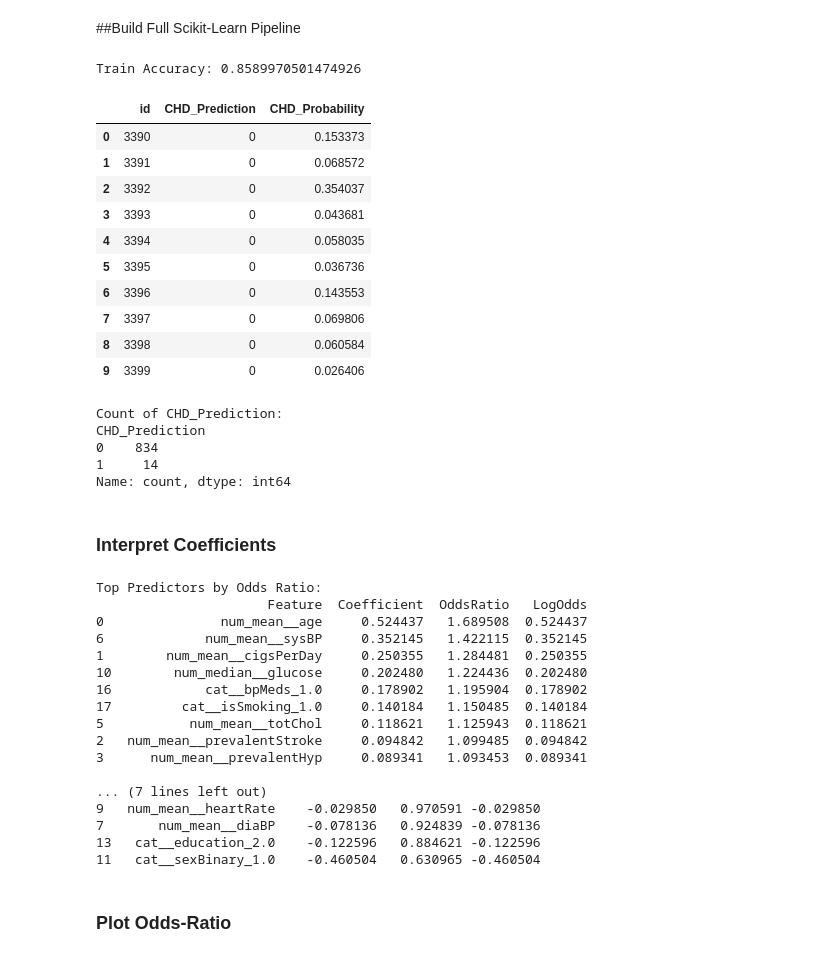
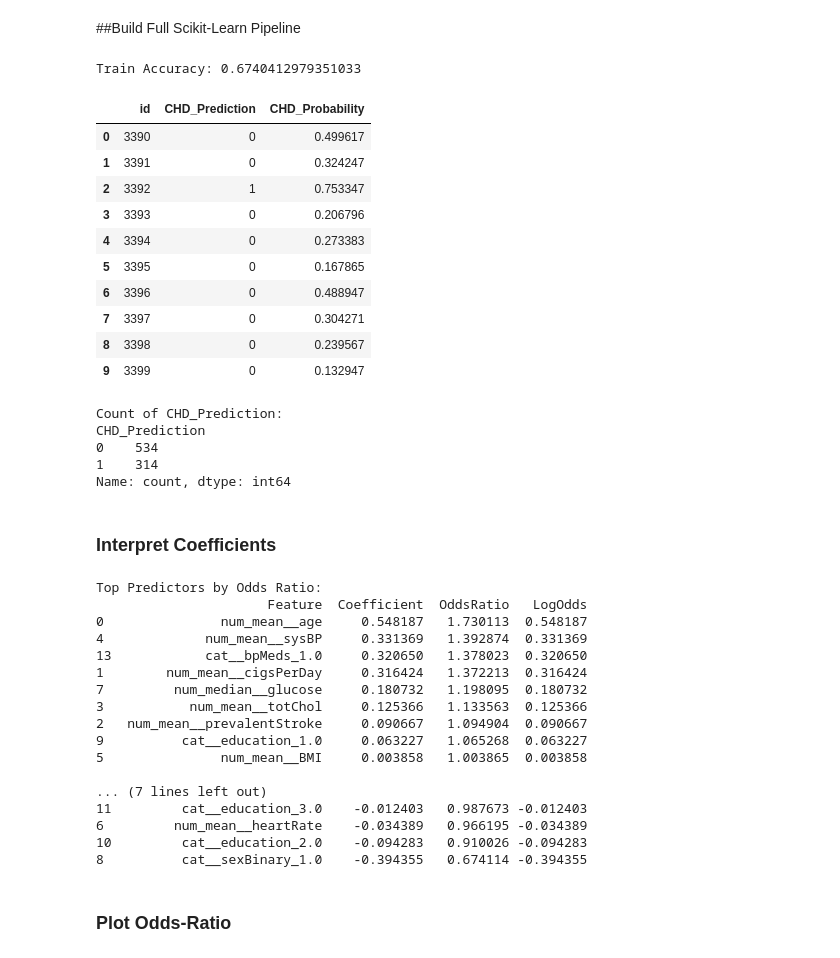
Before and after one commit to murtazaaziz/Turing-College-Data-Projects, a Jupyter notebook: Python for Data Analytics/Cardiovascular Disease Prediction/CardiovascularDiseasePrediction.ipynb, the cells around one changed output. Cells and saved outputs as stored; diff of their text form; code cells hidden in the pictures.

```diff
--- a/Python for Data Analytics/Cardiovascular Disease Prediction/CardiovascularDiseasePrediction.ipynb
+++ b/Python for Data Analytics/Cardiovascular Disease Prediction/CardiovascularDiseasePrediction.ipynb
@@ -433,8 +443,13 @@ y_train = train["tenYearCHD"]
 
 X_test = test.drop(columns=["id"])
 
+# Drop 'isSmoking', 'diaBP', 'prevalentHyp', 'diabetes' to prevent multicollinearity
+X_train = X_train.drop(columns=['isSmoking', 'diaBP', 'prevalentHyp', 'diabetes'])
+X_test = X_test.drop(columns=['isSmoking', 'diaBP', 'prevalentHyp', 'diabetes'])
+# Accuracy remains ~0.67 but positive CHD prediction count goes from 300 to 314
+
 # Feature groups
-categorical_features = ["sexBinary", "education", "bpMeds", "isSmoking"]
+categorical_features = ["sexBinary", "education", "bpMeds"]
 median_features = ["glucose"]
 numeric_features = [col for col in X_train.columns
                     if col not in categorical_features and col not in median_features]
@@ -460,45 +475,45 @@ preprocessor = ColumnTransformer(
         ("num_mean", numeric_transformer_mean, numeric_features),
         ("num_median", numeric_transformer_median, median_features),
         ("cat", categorical_transformer, categorical_features)
     ]
 )
 
 # Full pipeline with logistic regression
 model = Pipeline(steps=[
     ("preprocessor", preprocessor),
-    ("classifier", LogisticRegression(max_iter=1000))
+    ("classifier", LogisticRegression(max_iter=1000, class_weight = "balanced"))
 ])
 
 # Fit on training data
 model.fit(X_train, y_train)
 
 print("Train Accuracy:", model.score(X_train, y_train))
 
 # Predict on test data
 test_preds = model.predict(X_test)  # 0/1 predictions
 test_probs = model.predict_proba(X_test)[:, 1]  # probability of CHD
 
 # Create submission DataFrame
 submission = pd.DataFrame({
     "id": test["id"],
     "CHD_Prediction": test_preds,
     "CHD_Probability": test_probs
 })
 
 submission.head(10)
 # %% [output]
-Train Accuracy: 0.8589970501474926
+Train Accuracy: 0.6740412979351033
 |  | id | CHD_Prediction | CHD_Probability |
-| 0 | 3390 | 0 | 0.153373 |
-| 1 | 3391 | 0 | 0.068572 |
-| 2 | 3392 | 0 | 0.354037 |
-| 3 | 3393 | 0 | 0.043681 |
-| 4 | 3394 | 0 | 0.058035 |
-| 5 | 3395 | 0 | 0.036736 |
-| 6 | 3396 | 0 | 0.143553 |
-| 7 | 3397 | 0 | 0.069806 |
-| 8 | 3398 | 0 | 0.060584 |
-| 9 | 3399 | 0 | 0.026406 |
+| 0 | 3390 | 0 | 0.499617 |
+| 1 | 3391 | 0 | 0.324247 |
+| 2 | 3392 | 1 | 0.753347 |
+| 3 | 3393 | 0 | 0.206796 |
+| 4 | 3394 | 0 | 0.273383 |
+| 5 | 3395 | 0 | 0.167865 |
+| 6 | 3396 | 0 | 0.488947 |
+| 7 | 3397 | 0 | 0.304271 |
+| 8 | 3398 | 0 | 0.239567 |
+| 9 | 3399 | 0 | 0.132947 |
 # %%
 # Get the count of each prediction value in the submission DataFrame
 prediction_counts = submission['CHD_Prediction'].value_counts()
@@ -508,8 +523,8 @@ print(prediction_counts)
 # %% [output]
 Count of CHD_Prediction:
 CHD_Prediction
-0    834
-1     14
+0    534
+1    314
 Name: count, dtype: int64
 # %% [markdown]
 ### Interpret Coefficients
@@ -534,21 +549,21 @@ print(coef_df.tail(9))
 # %% [output]
 Top Predictors by Odds Ratio:
                       Feature  Coefficient  OddsRatio   LogOdds
-0               num_mean__age     0.524437   1.689508  0.524437
-6             num_mean__sysBP     0.352145   1.422115  0.352145
-1        num_mean__cigsPerDay     0.250355   1.284481  0.250355
-10        num_median__glucose     0.202480   1.224436  0.202480
-16            cat__bpMeds_1.0     0.178902   1.195904  0.178902
-17         cat__isSmoking_1.0     0.140184   1.150485  0.140184
-5           num_mean__totChol     0.118621   1.125943  0.118621
-2   num_mean__prevalentStroke     0.094842   1.099485  0.094842
-3      num_mean__prevalentHyp     0.089341   1.093453  0.089341
+0               num_mean__age     0.548187   1.730113  0.548187
+4             num_mean__sysBP     0.331369   1.392874  0.331369
+13            cat__bpMeds_1.0     0.320650   1.378023  0.320650
+1        num_mean__cigsPerDay     0.316424   1.372213  0.316424
+7         num_median__glucose     0.180732   1.198095  0.180732
+3           num_mean__totChol     0.125366   1.133563  0.125366
+2   num_mean__prevalentStroke     0.090667   1.094904  0.090667
+9          cat__education_1.0     0.063227   1.065268  0.063227
+5               num_mean__BMI     0.003858   1.003865  0.003858
 
 ... (7 lines left out)
-9   num_mean__heartRate    -0.029850   0.970591 -0.029850
-7       num_mean__diaBP    -0.078136   0.924839 -0.078136
-13   cat__education_2.0    -0.122596   0.884621 -0.122596
-11   cat__sexBinary_1.0    -0.460504   0.630965 -0.460504
+11         cat__education_3.0    -0.012403   0.987673 -0.012403
+6         num_mean__heartRate    -0.034389   0.966195 -0.034389
+10         cat__education_2.0    -0.094283   0.910026 -0.094283
+8          cat__sexBinary_1.0    -0.394355   0.674114 -0.394355
 # %% [markdown]
 ### Plot Odds-Ratio
 # %%
```
Also changed, not shown: parts of 18 cells of this notebook.
